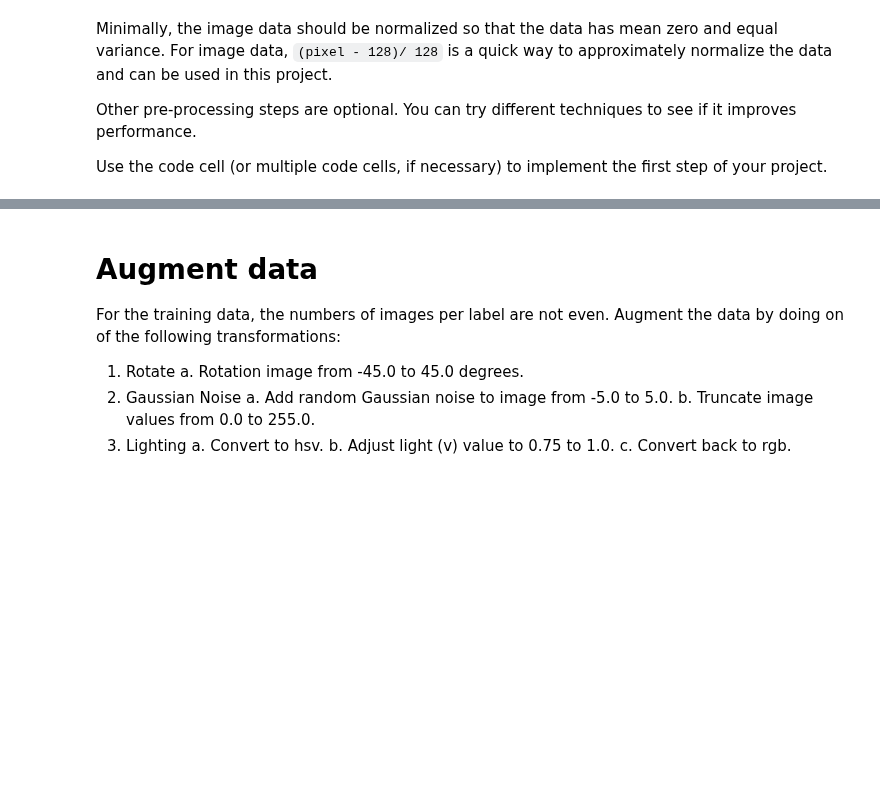
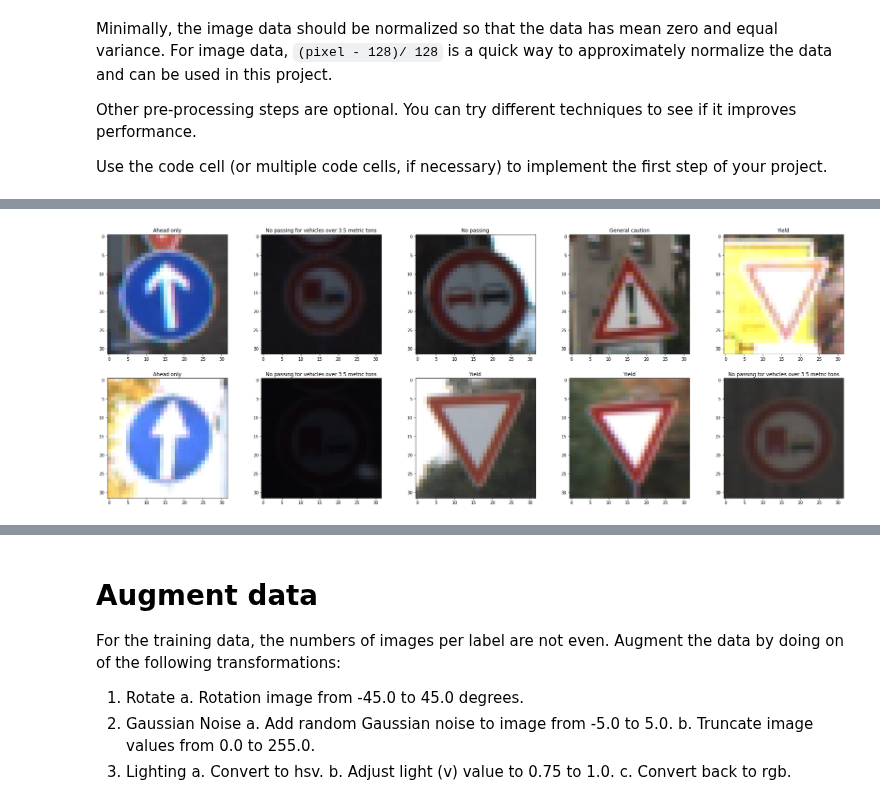
Before and after one commit to ekkus93/CarND-Traffic-Sign-Classifier-Project, a Jupyter notebook: Traffic_Sign_Classifier.ipynb, the cells around one changed output, grey strips where cells are left out. Cells and saved outputs as stored; diff of their text form; code cells hidden in the pictures; blank space fills up the shorter version.

```diff
--- a/Traffic_Sign_Classifier.ipynb
+++ b/Traffic_Sign_Classifier.ipynb
@@ -330,0 +387,4 @@ plt.show()
+# %%
+display_X_y_images(X_train, y_train, signnames_pd, 0, 10)
+# %% [output]
+[figure, added]
```
Also changed, not shown: parts of 19 cells of this notebook.
